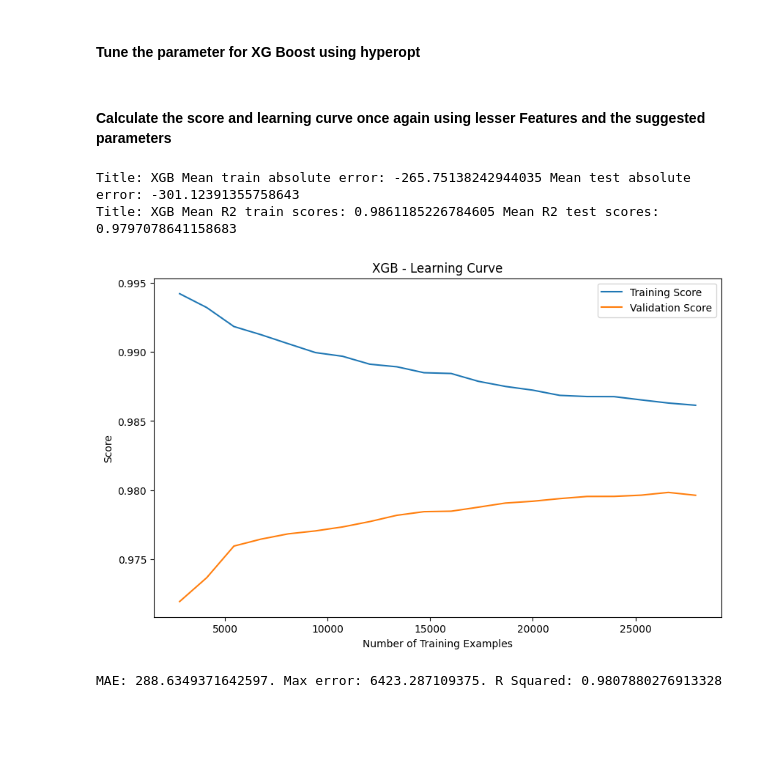
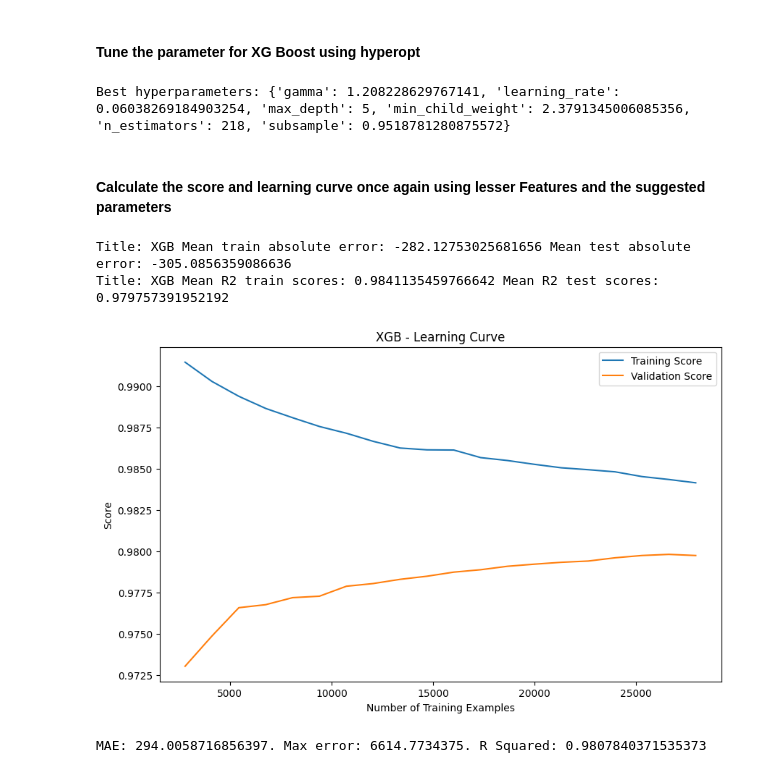
Before and after one commit to harislee168/diamond-prediction, a Jupyter notebook: notebook/EDA.ipynb, the cells around one changed output. Cells and saved outputs as stored; diff of their text form; code cells hidden in the pictures; blank space fills up the shorter version.

```diff
--- a/notebook/EDA.ipynb
+++ b/notebook/EDA.ipynb
@@ -574,40 +582,42 @@ def objective(params):
 
 trials = Trials()
 
-# best = fmin(fn=objective,
-#             space=space,
-#             algo=tpe.suggest,
-#             max_evals=50, trials=trials)
+best = fmin(fn=objective,
+            space=space,
+            algo=tpe.suggest,
+            max_evals=50, trials=trials)
 
-# print("Best hyperparameters:", best)
+print("Best hyperparameters:", best)
+# %% [output]
+Best hyperparameters: {'gamma': 1.208228629767141, 'learning_rate': 0.06038269184903254, 'max_depth': 5, 'min_child_weight': 2.3791345006085356, 'n_estimators': 218, 'subsample': 0.9518781280875572}
 # %% [markdown]
 #### Calculate the score and learning curve once again using lesser Features and the suggested parameters
 # %%
 params = {
-    'gamma': 3.211999807106297,
-    'learning_rate': 0.0933756237078652,
-    'max_depth': 6,
-    'min_child_weight': 1.8197067071354538,
-    'n_estimators': 141,
-    'subsample': 0.9796443343121042
+    'gamma': 1.208228629767141,
+    'learning_rate': 0.06038269184903254,
+    'max_depth': 5,
+    'min_child_weight': 2.3791345006085356,
+    'n_estimators': 218,
+    'subsample': 0.9518781280875572
 }
 
 XGBModel = XGBRegressor(**params)
 slim_X_transformed = X_transformer_df[['carat', 'y', 'clarity', 'color']]
 compute_train_test_scores(XGBModel, 'XGB', slim_X_transformed)
 compute_learning_curve(XGBModel, 'XGB', slim_X_transformed)
 # %% [output]
-Title: XGB Mean train absolute error: -265.75138242944035 Mean test absolute error: -301.12391355758643
-Title: XGB Mean R2 train scores: 0.9861185226784605 Mean R2 test scores: 0.9797078641158683
+Title: XGB Mean train absolute error: -282.12753025681656 Mean test absolute error: -305.0856359086636
+Title: XGB Mean R2 train scores: 0.9841135459766642 Mean R2 test scores: 0.979757391952192
-[figure, old version]
+[figure, new version]
 # %%
 params = {
-    'gamma': 3.211999807106297,
-    'learning_rate': 0.0933756237078652,
-    'max_depth': 6,
-    'min_child_weight': 1.8197067071354538,
-    'n_estimators': 141,
-    'subsample': 0.9796443343121042
+    'gamma': 1.208228629767141,
+    'learning_rate': 0.06038269184903254,
+    'max_depth': 5,
+    'min_child_weight': 2.3791345006085356,
+    'n_estimators': 218,
+    'subsample': 0.9518781280875572
 }
 
 XGBModel = XGBRegressor(**params)
@@ -623,4 +633,4 @@ rsquared = r2_score(y_test, y_pred)
 
 print(f'MAE: {mae}. Max error: {max_error}. R Squared: {rsquared}')
 # %% [output]
-MAE: 288.6349371642597. Max error: 6423.287109375. R Squared: 0.9807880276913328
+MAE: 294.0058716856397. Max error: 6614.7734375. R Squared: 0.9807840371535373
```
Also changed, not shown: parts of 12 cells of this notebook, 4 other files.
